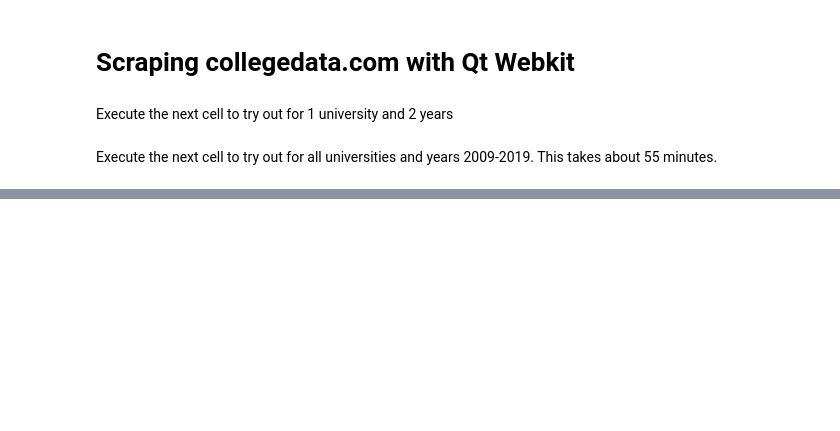
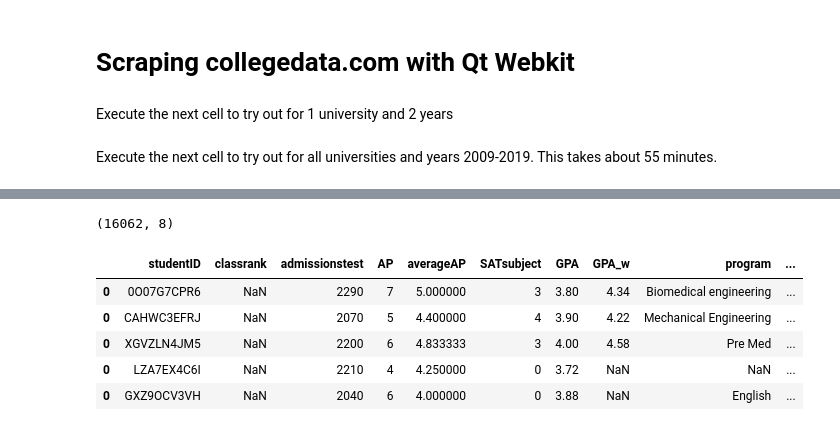
Before and after one commit to wihl/cs109-groupproj-college, a Jupyter notebook: scrape/collegedata/Scraping Collegedata_MultipleRender.ipynb, the cells around one changed output, grey strips where cells are left out. Saved outputs shown, nothing was run; the diff lists cells and outputs as text; code cells hidden in the pictures; blank space fills up the shorter version.

```diff
--- a/scrape/collegedata/Scraping Collegedata_MultipleRender.ipynb
+++ b/scrape/collegedata/Scraping Collegedata_MultipleRender.ipynb
@@ -281,3 +312,24 @@ applForm.head()
+# %%
+applForm.df.shape
+# %% [output]
+(16062, 8)
 # %%
 students.save('collegedata_students.csv')
 applForm.save('collegedata_applications.csv')
+# %%
+if ('students' in locals()):
+    students.cleanup()
+    del students
+if ('applForm' in locals()): del applForm
+students=ti.Student()
+applForm = ti.ApplForm()
+students.read('collegedata_students.csv')
+applForm.read('collegedata_applications.csv')
+students.df.head()
+# %% [output]
+|  | studentID | classrank | admissionstest | AP | averageAP | SATsubject | GPA | GPA_w | program | ... |
+| 0 | 0O07G7CPR6 | NaN | 2290 | 7 | 5.000000 | 3 | 3.80 | 4.34 | Biomedical engineering | ... |
+| 0 | CAHWC3EFRJ | NaN | 2070 | 5 | 4.400000 | 4 | 3.90 | 4.22 | Mechanical Engineering | ... |
+| 0 | XGVZLN4JM5 | NaN | 2200 | 6 | 4.833333 | 3 | 4.00 | 4.58 | Pre Med | ... |
+| 0 | LZA7EX4C6I | NaN | 2210 | 4 | 4.250000 | 0 | 3.72 | NaN | NaN | ... |
+| 0 | GXZ9OCV3VH | NaN | 2040 | 6 | 4.000000 | 0 | 3.88 | NaN | English | ... |
```
Also changed, not shown: parts of 11 cells of this notebook, 1 other file.
